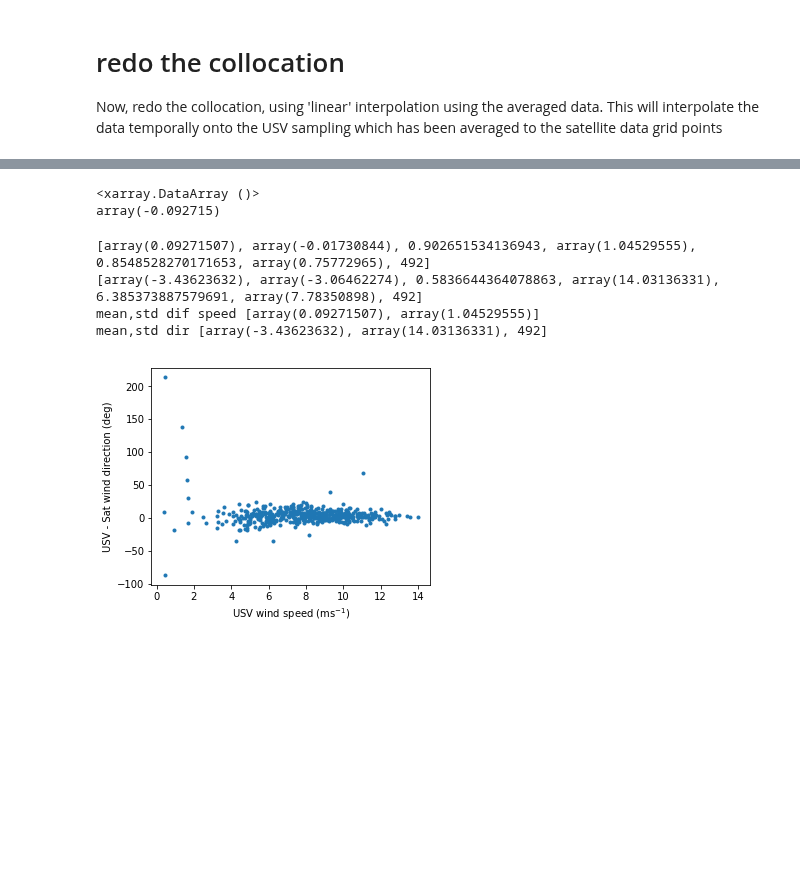
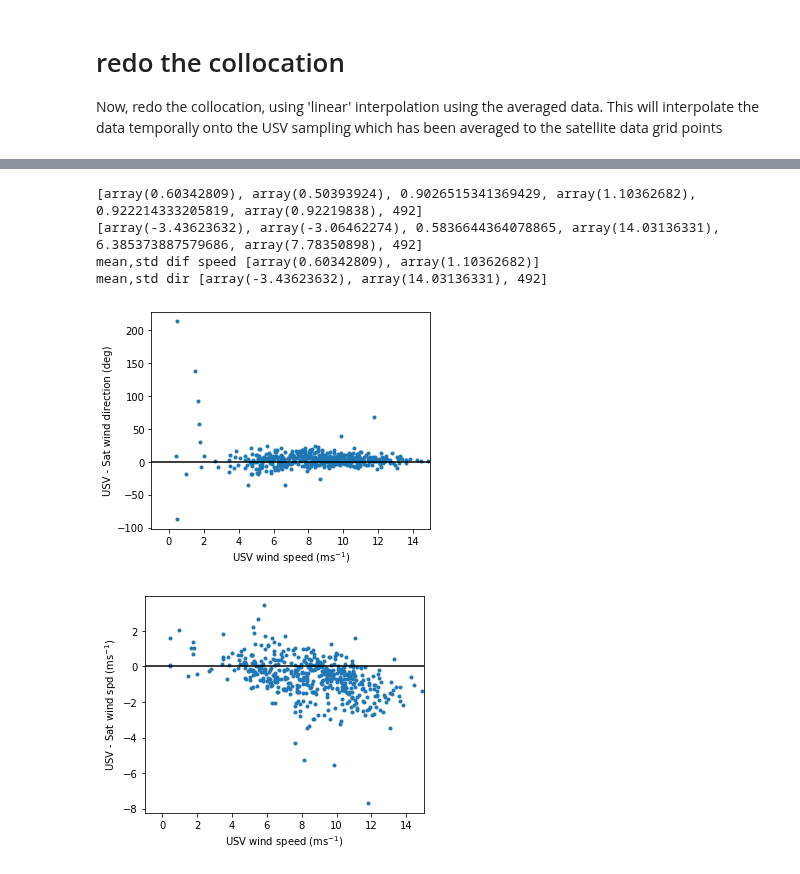
Before and after one commit to cgentemann/Saildrone, a Jupyter notebook: sat_collocation/Collocate_Saildrone_with_gridded_ccmp_winds.ipynb, the cells around one changed output, grey strips where cells are left out. Drawn from its saved outputs; the diff is of its cells as text; code cells hidden in the pictures; blank space fills up the shorter version.

```diff
--- a/sat_collocation/Collocate_Saildrone_with_gridded_ccmp_winds.ipynb
+++ b/sat_collocation/Collocate_Saildrone_with_gridded_ccmp_winds.ipynb
@@ -187,14 +196,16 @@ Attributes:
     keywords_vocabulary:        GCMD Science Keywords
     references:                 Hoffman et al., Journal of Atmospheric and Oc...
 # %%
-ds_collocated_averaged.to_netcdf('F:/data/cruise_data/saildrone/baja-2018/ccmp_downsampled_collocated_usv_data.nc')
+ds_collocated_averaged.to_netcdf('F:/data/cruise_data/saildrone/baja-2018/ccmp_downsampled_collocated_usv_data2.nc')
-# %% [output]
-<xarray.DataArray ()>
-array(-0.092715)
 # %%
 #read in the collocated data
-ds_collocated_averaged = xr.open_dataset('F:/data/cruise_data/saildrone/baja-2018/ccmp_downsampled_collocated_usv_data.nc')
-ds_new = xr.open_dataset('F:/data/cruise_data/saildrone/baja-2018/ccmp_downsampled_usv_data.nc')
+ds_collocated_averaged = xr.open_dataset('F:/data/cruise_data/saildrone/baja-2018/ccmp_downsampled_collocated_usv_data2.nc')
+ds_new = xr.open_dataset('F:/data/cruise_data/saildrone/baja-2018/ccmp_downsampled_usv_data2.nc')
+
+#usv is at 5 m, buoys are at 5m.  leave alone rather than changing to 10m wind
+#ut*log(10/1e-4)/log(zu/1e-4)
+#ds_new['u_usv'] = (ds_new.u_usv*np.log(10./1e-4))/np.log(5.0/1e-4)
+#ds_new['v_usv'] = (ds_new.v_usv*np.log(10./1e-4))/np.log(5.0/1e-4)
 # %%
 ds_collocated_averaged['spd']=np.sqrt(ds_collocated_averaged.uwnd**2+ds_collocated_averaged.vwnd**2)
 ds_new['spd'] = np.sqrt(ds_new.u_usv**2+ds_new.v_usv**2)
@@ -230,17 +241,28 @@ print([sdif.mean().data,sdif.median().data,sdifcor,sdif.std().data,std_robust,
 print('mean,std dif speed',[dif_spd.mean().data,dif_spd.std().data])
 print('mean,std dir',[dif_dir.mean().data,dif_dir.std().data,dif_spd.shape[0]])
 # %% [output]
-[array(0.09271507), array(-0.01730844), 0.902651534136943, array(1.04529555), 0.8548528270171653, array(0.75772965), 492]
-[array(-3.43623632), array(-3.06462274), 0.5836644364078863, array(14.03136331), 6.385373887579691, array(7.78350898), 492]
-mean,std dif speed [array(0.09271507), array(1.04529555)]
+[array(0.60342809), array(0.50393924), 0.9026515341369429, array(1.10362682), 0.922214333205819, array(0.92219838), 492]
+[array(-3.43623632), array(-3.06462274), 0.5836644364078865, array(14.03136331), 6.385373887579686, array(7.78350898), 492]
+mean,std dif speed [array(0.60342809), array(1.10362682)]
 mean,std dir [array(-3.43623632), array(14.03136331), 492]
 # %%
 fig, ax = plt.subplots(figsize=(5,4))
 ax.plot(usv_spd,sat_dir-usv_dir,'.')
+ax.plot([-1,15],[0,0],'k')
+ax.set_xlim([-1,15])
 ax.set_xlabel('USV wind speed (ms$^{-1}$)')
 ax.set_ylabel('USV - Sat wind direction (deg)')
 fig_fname='F:/data/cruise_data/saildrone/baja-2018/figs/sat_wdir_wspd_both_bias.png'
 fig.savefig(fig_fname, transparent=False, format='png')
+fig, ax = plt.subplots(figsize=(5,4))
+ax.plot(usv_spd,sat_spd-usv_spd,'.')
+ax.plot([-1,15],[0,0],'k')
+ax.set_xlim([-1,15])
+ax.set_xlabel('USV wind speed (ms$^{-1}$)')
+ax.set_ylabel('USV - Sat wind spd (ms$^{-1}$)')
+fig_fname='F:/data/cruise_data/saildrone/baja-2018/figs/sat_wdir_spd_both_bias.png'
+fig.savefig(fig_fname, transparent=False, format='png')
 # %% [output]
-[figure, old version]
+[figure, new version]
+[figure, added]
 # %%
```
Also changed, not shown: parts of 5 cells of this notebook, 4 other files.
